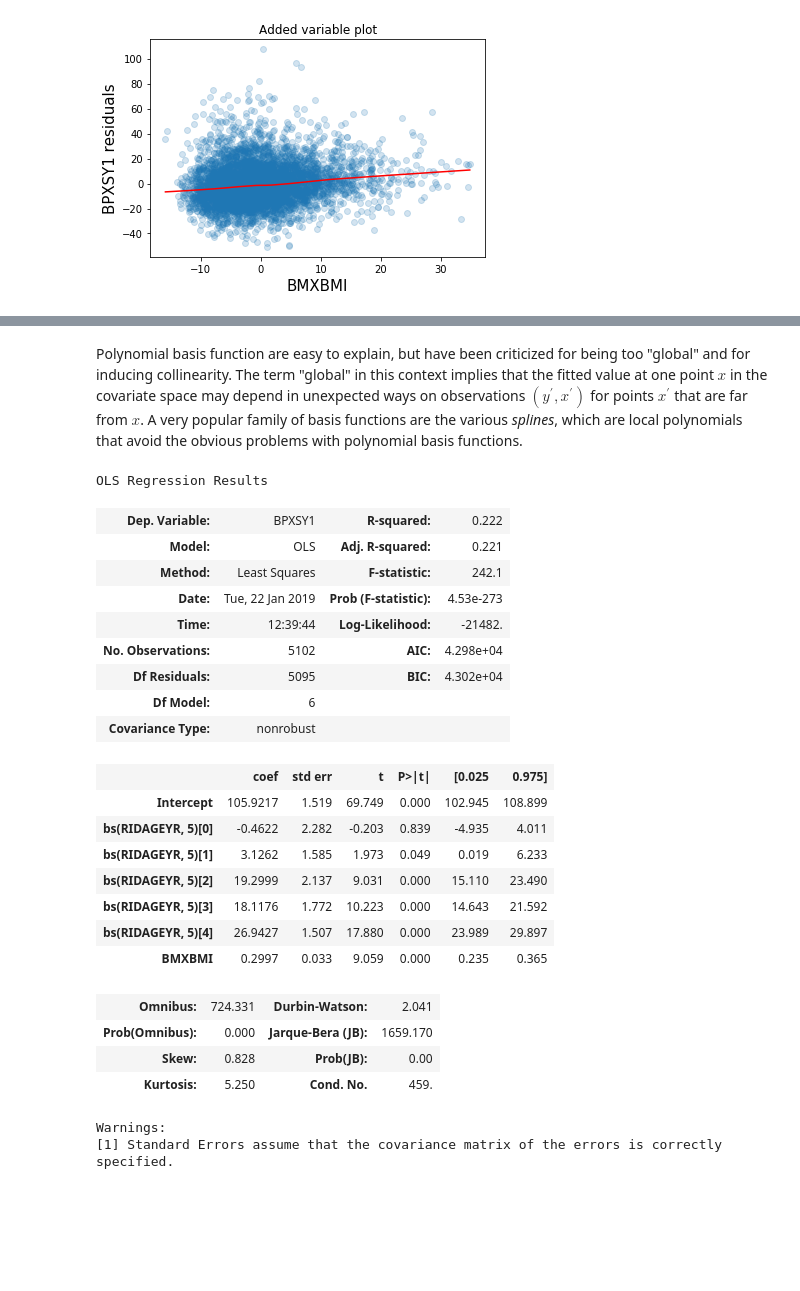
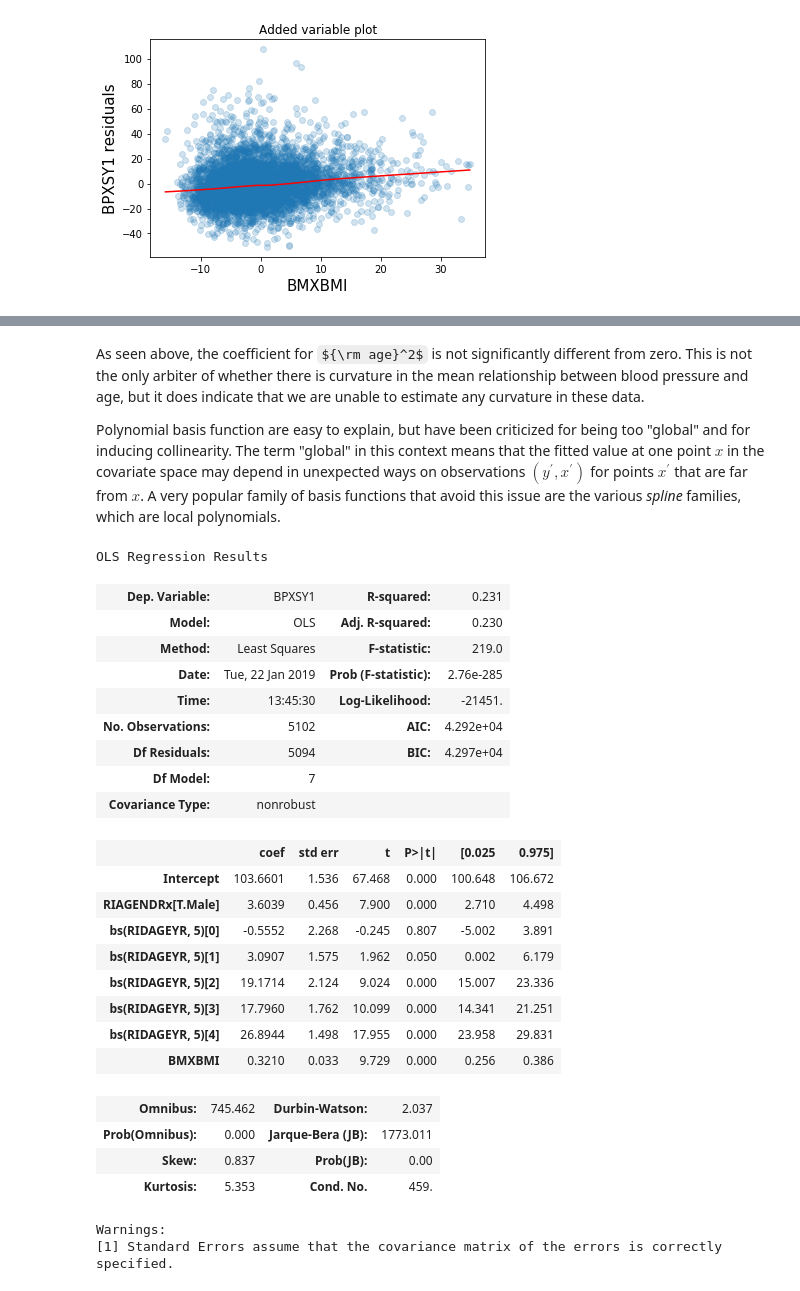
Before and after one commit to Plancks-Constant/cscar-basic-regression, a Jupyter notebook: nhanes.ipynb, the cells around one changed output, grey strips where cells are left out. Saved outputs shown, nothing was run; the diff lists cells and outputs as text; code cells hidden in the pictures; some formulas as TeX source; blank space fills up the shorter version.

```diff
--- a/nhanes.ipynb
+++ b/nhanes.ipynb
@@ -725,37 +723,43 @@ strong multicollinearity or other numerical problems.
 # %% [markdown]
+As seen above, the coefficient for ${\rm age}^2$ is not significantly different
+from zero.  This is not the only arbiter of whether there is curvature in the
+mean relationship between blood pressure and age, but it does indicate that
+we are unable to estimate any curvature in these data.
+
 Polynomial basis function are easy to explain, but have been criticized for being
 too "global" and for inducing collinearity.  The term "global" in this context
-implies that the fitted value at one point $x$ in the covariate space may depend
+means that the fitted value at one point $x$ in the covariate space may depend
 in unexpected ways on observations $(y^\prime, x^\prime)$ for points $x^\prime$
-that are far from $x$.  A very popular family of basis functions are the various
-*splines*, which are local polynomials that avoid the obvious problems with polynomial basis
-functions.
+that are far from $x$.  A very popular family of basis functions that avoid this
+issue are the various
+*spline* families, which are local polynomials.
 # %%
-model = sm.OLS.from_formula("BPXSY1 ~ bs(RIDAGEYR, 5) + BMXBMI", data=da)
+model = sm.OLS.from_formula("BPXSY1 ~ bs(RIDAGEYR, 5) + BMXBMI + RIAGENDRx", data=da)
 result = model.fit()
 result.summary()
 # %% [output]
 OLS Regression Results
-| Dep. Variable: | BPXSY1 | R-squared: | 0.222 |
-| Model: | OLS | Adj. R-squared: | 0.221 |
-| Method: | Least Squares | F-statistic: | 242.1 |
-| Date: | Tue, 22 Jan 2019 | Prob (F-statistic): | 4.53e-273 |
-| Time: | 12:39:44 | Log-Likelihood: | -21482. |
-| No. Observations: | 5102 | AIC: | 4.298e+04 |
-| Df Residuals: | 5095 | BIC: | 4.302e+04 |
-| Df Model: | 6 |  |  |
+| Dep. Variable: | BPXSY1 | R-squared: | 0.231 |
+| Model: | OLS | Adj. R-squared: | 0.230 |
+| Method: | Least Squares | F-statistic: | 219.0 |
+| Date: | Tue, 22 Jan 2019 | Prob (F-statistic): | 2.76e-285 |
+| Time: | 13:45:30 | Log-Likelihood: | -21451. |
+| No. Observations: | 5102 | AIC: | 4.292e+04 |
+| Df Residuals: | 5094 | BIC: | 4.297e+04 |
+| Df Model: | 7 |  |  |
 | Covariance Type: | nonrobust |  |  |
 |  | coef | std err | t | P>|t| | [0.025 | 0.975] |
-| Intercept | 105.9217 | 1.519 | 69.749 | 0.000 | 102.945 | 108.899 |
-| bs(RIDAGEYR, 5)[0] | -0.4622 | 2.282 | -0.203 | 0.839 | -4.935 | 4.011 |
-| bs(RIDAGEYR, 5)[1] | 3.1262 | 1.585 | 1.973 | 0.049 | 0.019 | 6.233 |
-| bs(RIDAGEYR, 5)[2] | 19.2999 | 2.137 | 9.031 | 0.000 | 15.110 | 23.490 |
-| bs(RIDAGEYR, 5)[3] | 18.1176 | 1.772 | 10.223 | 0.000 | 14.643 | 21.592 |
-| bs(RIDAGEYR, 5)[4] | 26.9427 | 1.507 | 17.880 | 0.000 | 23.989 | 29.897 |
-| BMXBMI | 0.2997 | 0.033 | 9.059 | 0.000 | 0.235 | 0.365 |
+| Intercept | 103.6601 | 1.536 | 67.468 | 0.000 | 100.648 | 106.672 |
+| RIAGENDRx[T.Male] | 3.6039 | 0.456 | 7.900 | 0.000 | 2.710 | 4.498 |
+| bs(RIDAGEYR, 5)[0] | -0.5552 | 2.268 | -0.245 | 0.807 | -5.002 | 3.891 |
+| bs(RIDAGEYR, 5)[1] | 3.0907 | 1.575 | 1.962 | 0.050 | 0.002 | 6.179 |
+| bs(RIDAGEYR, 5)[2] | 19.1714 | 2.124 | 9.024 | 0.000 | 15.007 | 23.336 |
+| bs(RIDAGEYR, 5)[3] | 17.7960 | 1.762 | 10.099 | 0.000 | 14.341 | 21.251 |
+| bs(RIDAGEYR, 5)[4] | 26.8944 | 1.498 | 17.955 | 0.000 | 23.958 | 29.831 |
+| BMXBMI | 0.3210 | 0.033 | 9.729 | 0.000 | 0.256 | 0.386 |
-| Omnibus: | 724.331 | Durbin-Watson: | 2.041 |
-| Prob(Omnibus): | 0.000 | Jarque-Bera (JB): | 1659.170 |
-| Skew: | 0.828 | Prob(JB): | 0.00 |
-| Kurtosis: | 5.250 | Cond. No. | 459. |
+| Omnibus: | 745.462 | Durbin-Watson: | 2.037 |
+| Prob(Omnibus): | 0.000 | Jarque-Bera (JB): | 1773.011 |
+| Skew: | 0.837 | Prob(JB): | 0.00 |
+| Kurtosis: | 5.353 | Cond. No. | 459. |
 Warnings:
 [1] Standard Errors assume that the covariance matrix of the errors is correctly specified.
```
Also changed, not shown: parts of 11 cells of this notebook.
